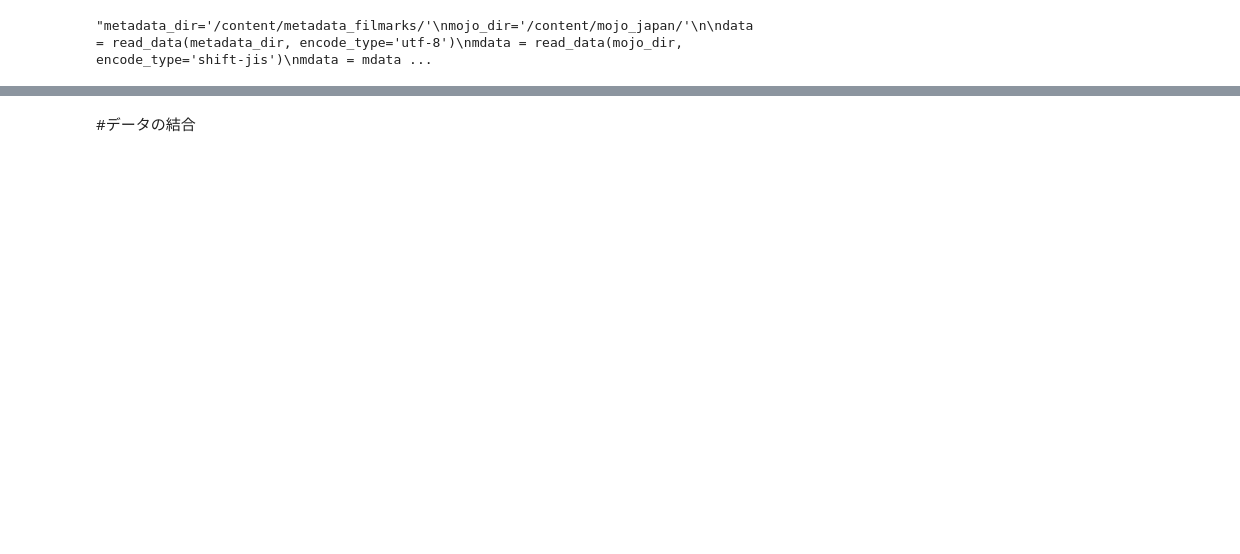
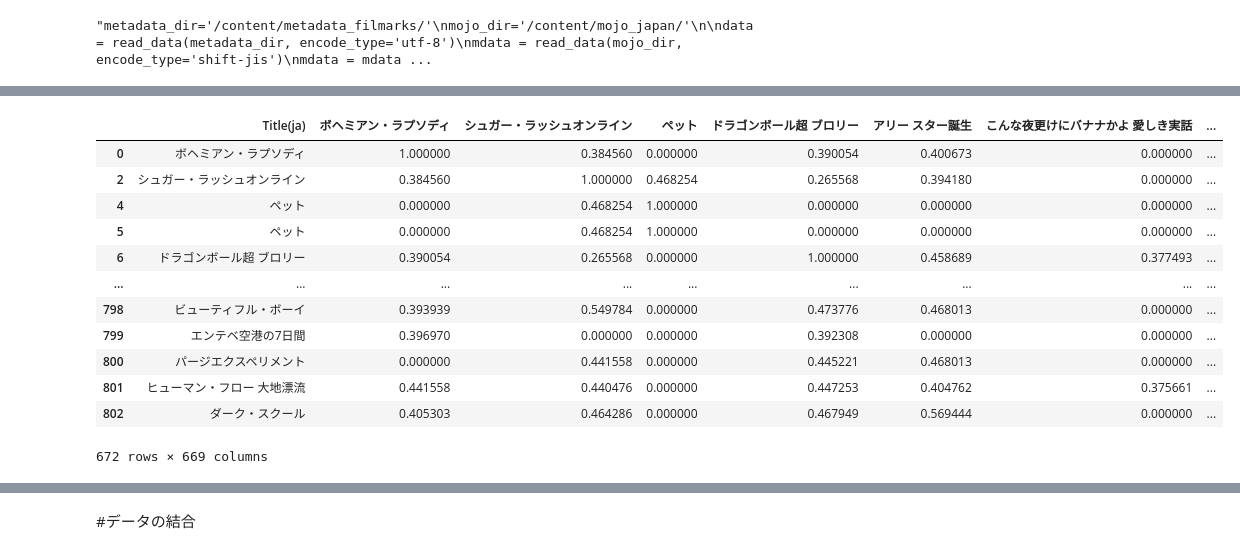
Before and after one commit to KoMurase/movie_research_2, a Jupyter notebook: Preprocessing_Title.ipynb, the cells around one changed output, grey strips where cells are left out. Cells and saved outputs as stored; diff of their text form; code cells hidden in the pictures; blank space fills up the shorter version.

Commit message:
title追加

```diff
--- a/Preprocessing_Title.ipynb
+++ b/Preprocessing_Title.ipynb
@@ -255,6 +258,7 @@ def prepro_title(text):
              .replace('？',' ')\
              .replace('/','')\
              .replace('〜','')\
+             .replace('ファンタスティック・ビーストと','ファンタスティック・ビースト ')\
              .replace('スパイダーマンスパイダーバース','スパイダーマン スパイダーバース')\
              .replace('スパイダーマンファー・フロム・ホーム','スパイダーマン ファー・フロム・ホーム')
   return text
@@ -266,6 +270,22 @@ title = df['Title(ja)'].dropna().values
 for t in tqdm(title):
   table_ja[f'{t}']=table_ja['Title(ja)'].map(lambda x: jaro(t, x))
   table_ja[f'{t}']=table_ja[f'{t}'].astype(float)
+# %%
+table_ja
+# %% [output]
+|  | Title(ja) | ボヘミアン・ラプソディ | シュガー・ラッシュオンライン | ペット | ドラゴンボール超 ブロリー | アリー スター誕生 | こんな夜更けにバナナかよ 愛しき実話 | ... |
+| 0 | ボヘミアン・ラプソディ | 1.000000 | 0.384560 | 0.000000 | 0.390054 | 0.400673 | 0.000000 | ... |
+| 2 | シュガー・ラッシュオンライン | 0.384560 | 1.000000 | 0.468254 | 0.265568 | 0.394180 | 0.000000 | ... |
+| 4 | ペット | 0.000000 | 0.468254 | 1.000000 | 0.000000 | 0.000000 | 0.000000 | ... |
+| 5 | ペット | 0.000000 | 0.468254 | 1.000000 | 0.000000 | 0.000000 | 0.000000 | ... |
+| 6 | ドラゴンボール超 ブロリー | 0.390054 | 0.265568 | 0.000000 | 1.000000 | 0.458689 | 0.377493 | ... |
+| ... | ... | ... | ... | ... | ... | ... | ... | ... |
+| 798 | ビューティフル・ボーイ | 0.393939 | 0.549784 | 0.000000 | 0.473776 | 0.468013 | 0.000000 | ... |
+| 799 | エンテベ空港の7日間 | 0.396970 | 0.000000 | 0.000000 | 0.392308 | 0.000000 | 0.000000 | ... |
+| 800 | パージエクスペリメント | 0.000000 | 0.441558 | 0.000000 | 0.445221 | 0.468013 | 0.000000 | ... |
+| 801 | ヒューマン・フロー 大地漂流 | 0.441558 | 0.440476 | 0.000000 | 0.447253 | 0.404762 | 0.375661 | ... |
+| 802 | ダーク・スクール | 0.405303 | 0.464286 | 0.000000 | 0.467949 | 0.569444 | 0.000000 | ... |
+672 rows × 669 columns
 # %%
 movie_series_ja=[]
 
```
Also changed, not shown: parts of 21 cells of this notebook.
